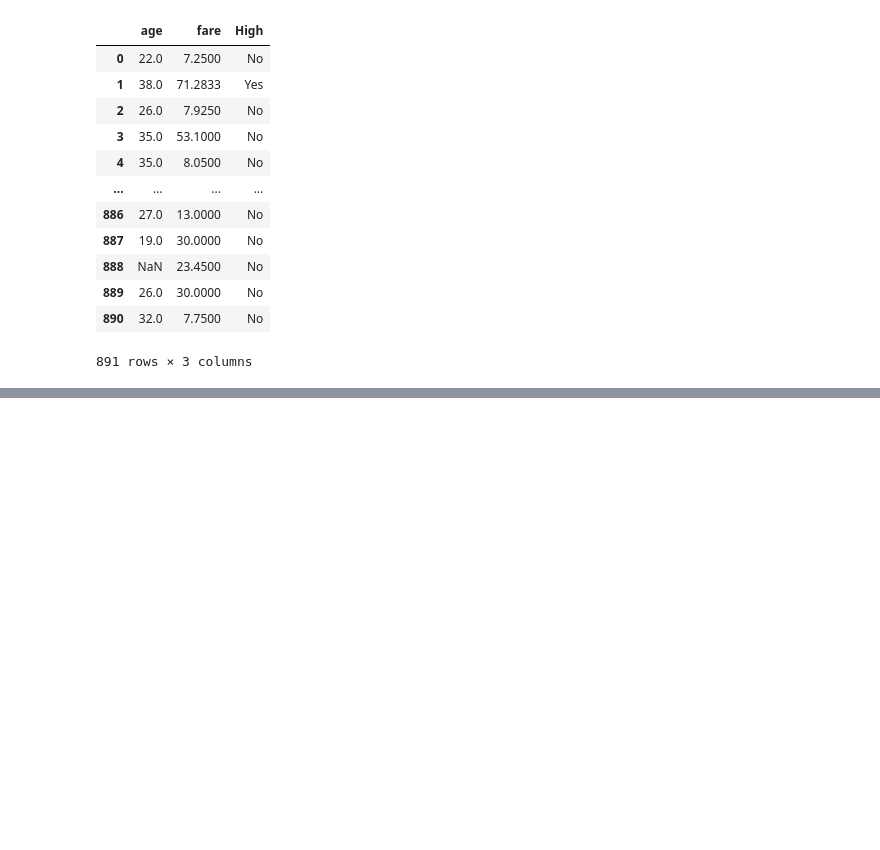
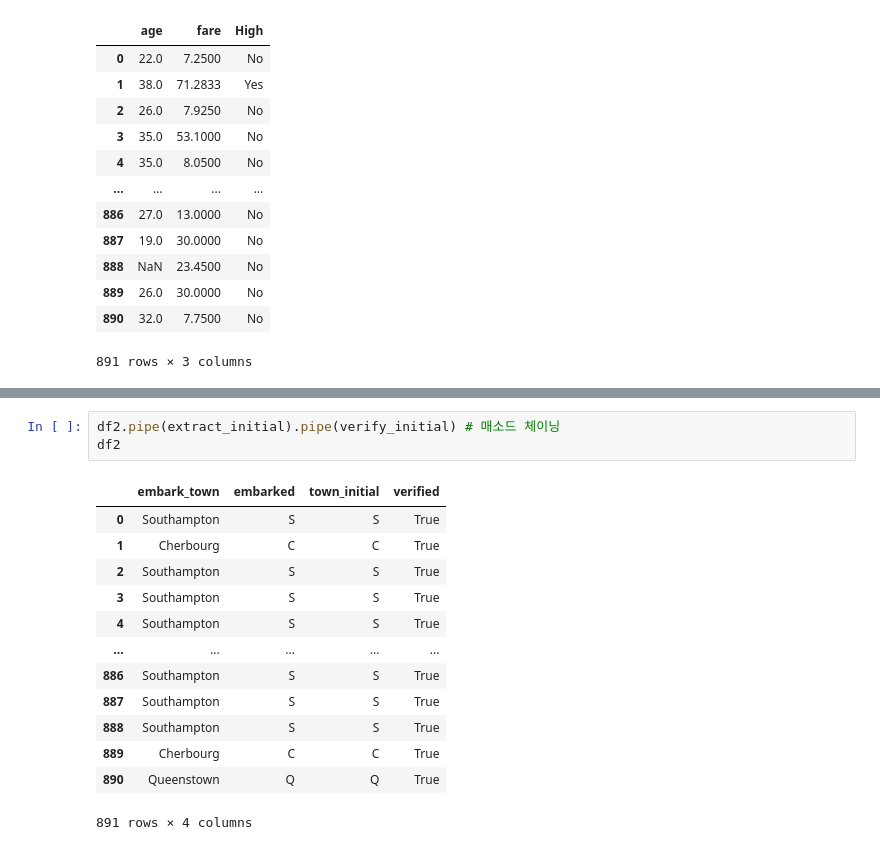
Before and after one commit to PolyGon-13/DataScience_Study, a Jupyter notebook: DataFrame/01_Function_Mapping.ipynb, the cells around one changed output, grey strips where cells are left out. Cells and saved outputs as stored; diff of their text form; blank space fills up the shorter version.

```diff
--- a/DataFrame/01_Function_Mapping.ipynb
+++ b/DataFrame/01_Function_Mapping.ipynb
@@ -296,0 +368,17 @@ df
+# %%
+df2.pipe(extract_initial).pipe(verify_initial) # 매소드 체이닝
+df2
+# %% [output]
+|  | embark_town | embarked | town_initial | verified |
+| 0 | Southampton | S | S | True |
+| 1 | Cherbourg | C | C | True |
+| 2 | Southampton | S | S | True |
+| 3 | Southampton | S | S | True |
+| 4 | Southampton | S | S | True |
+| ... | ... | ... | ... | ... |
+| 886 | Southampton | S | S | True |
+| 887 | Southampton | S | S | True |
+| 888 | Southampton | S | S | True |
+| 889 | Cherbourg | C | C | True |
+| 890 | Queenstown | Q | Q | True |
+891 rows × 4 columns
```
Also changed, not shown: parts of 4 cells of this notebook.
